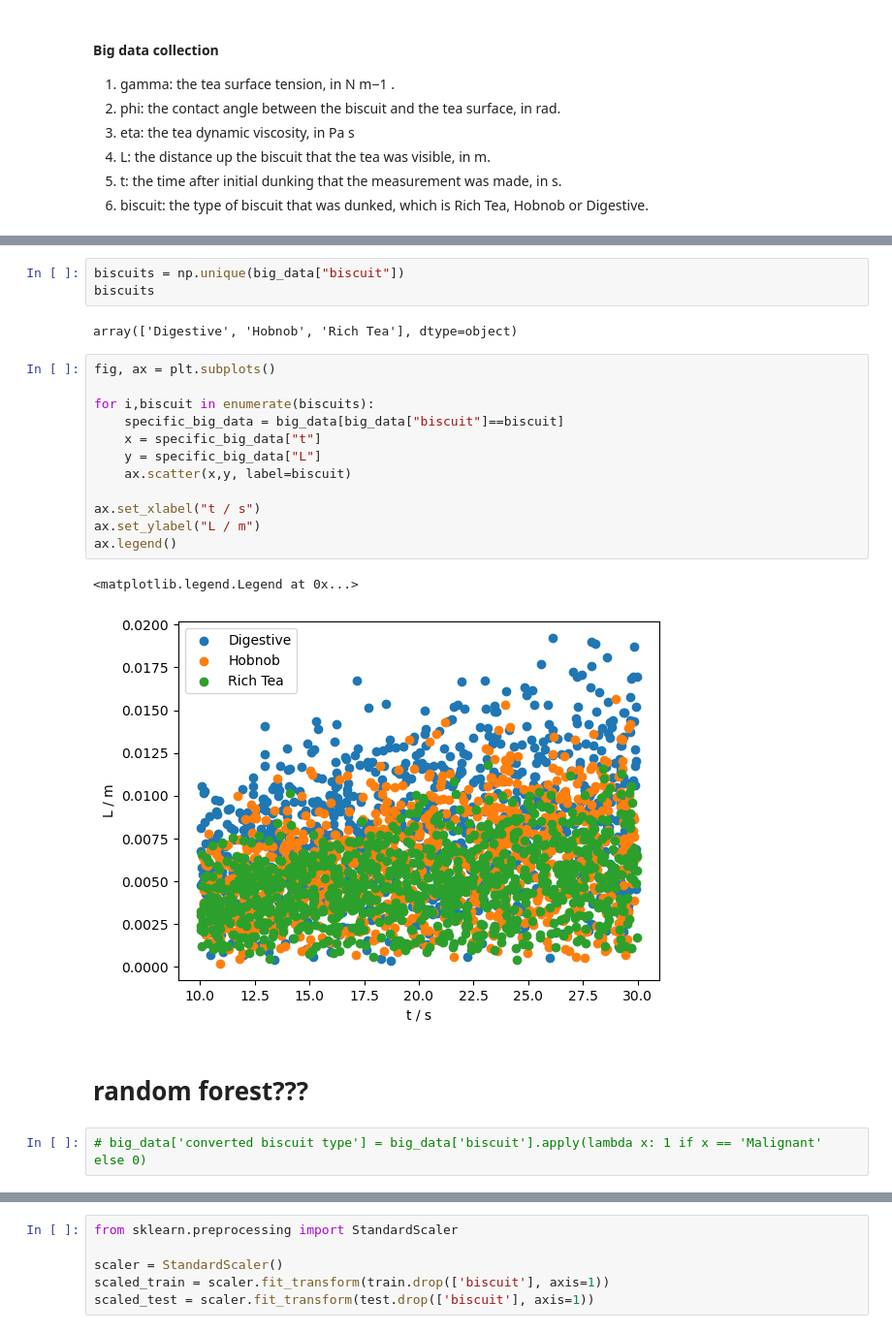
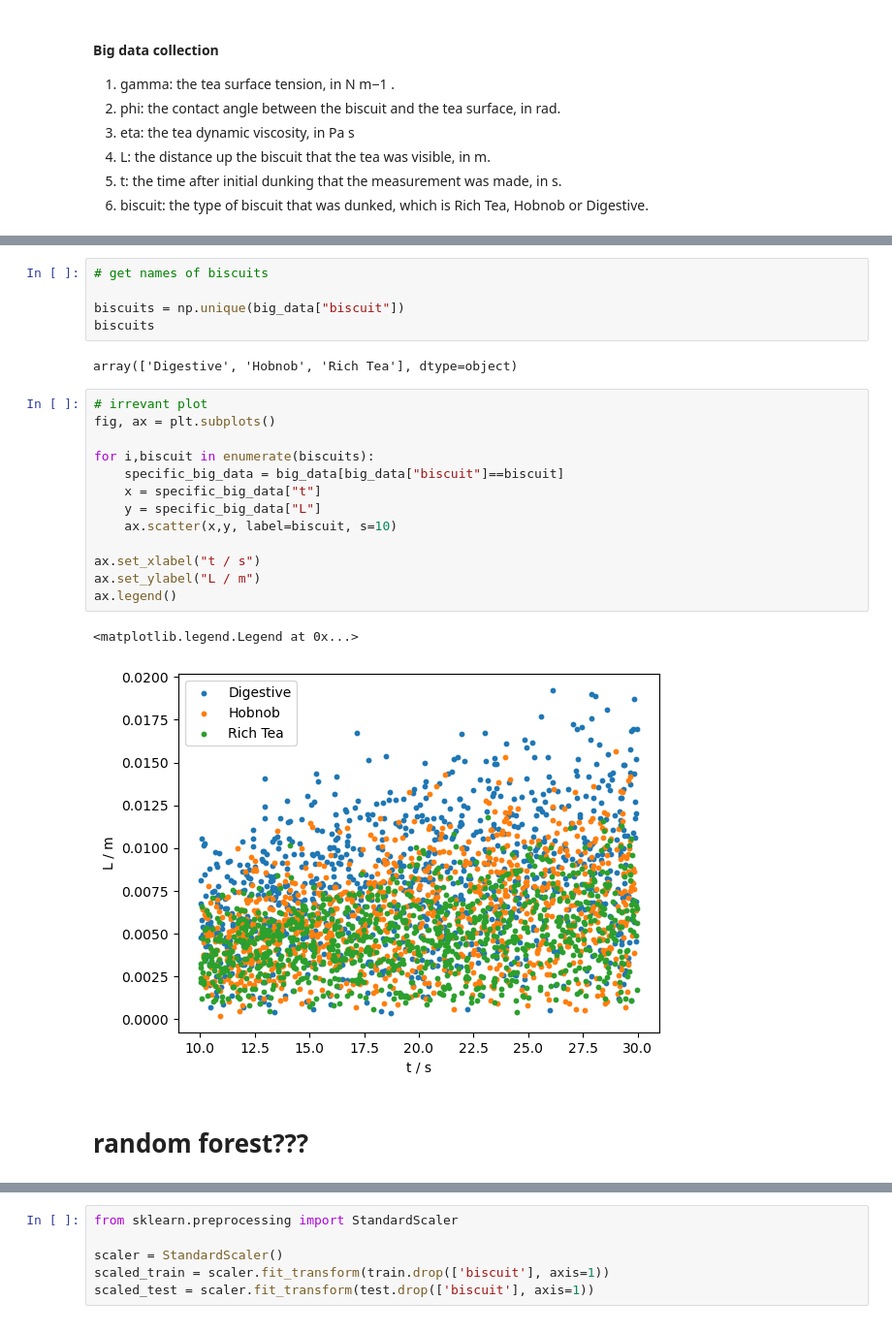
Before and after one commit to M4ffff/ML_biscuit_analysis, a Jupyter notebook: initial.ipynb, the cells around one changed output, grey strips where cells are left out. Shown at 97% size. Drawn from its saved outputs; the diff is of its cells as text.

```diff
--- a/initial.ipynb
+++ b/initial.ipynb
@@ -45,27 +33,28 @@ shape: (3000, 6)
 # %%
+# get names of biscuits
+
 biscuits = np.unique(big_data["biscuit"])
 biscuits
 # %% [output]
 array(['Digestive', 'Hobnob', 'Rich Tea'], dtype=object)
 # %%
+# irrevant plot
 fig, ax = plt.subplots()
 
 for i,biscuit in enumerate(biscuits):
     specific_big_data = big_data[big_data["biscuit"]==biscuit]
     x = specific_big_data["t"]
     y = specific_big_data["L"]
-    ax.scatter(x,y, label=biscuit)
+    ax.scatter(x,y, label=biscuit, s=10)
 
 ax.set_xlabel("t / s")
 ax.set_ylabel("L / m")
 ax.legend()
 # %% [output]
 <matplotlib.legend.Legend at 0x...>
-[figure, old version]
+[figure, new version]
 # %% [markdown]
 # random forest???
-# %%
-# big_data['converted biscuit type'] = big_data['biscuit'].apply(lambda x: 1 if x == 'Malignant' else 0)
 # %%
 from sklearn.model_selection import train_test_split
 
```
Also changed, not shown: parts of 34 cells of this notebook.
